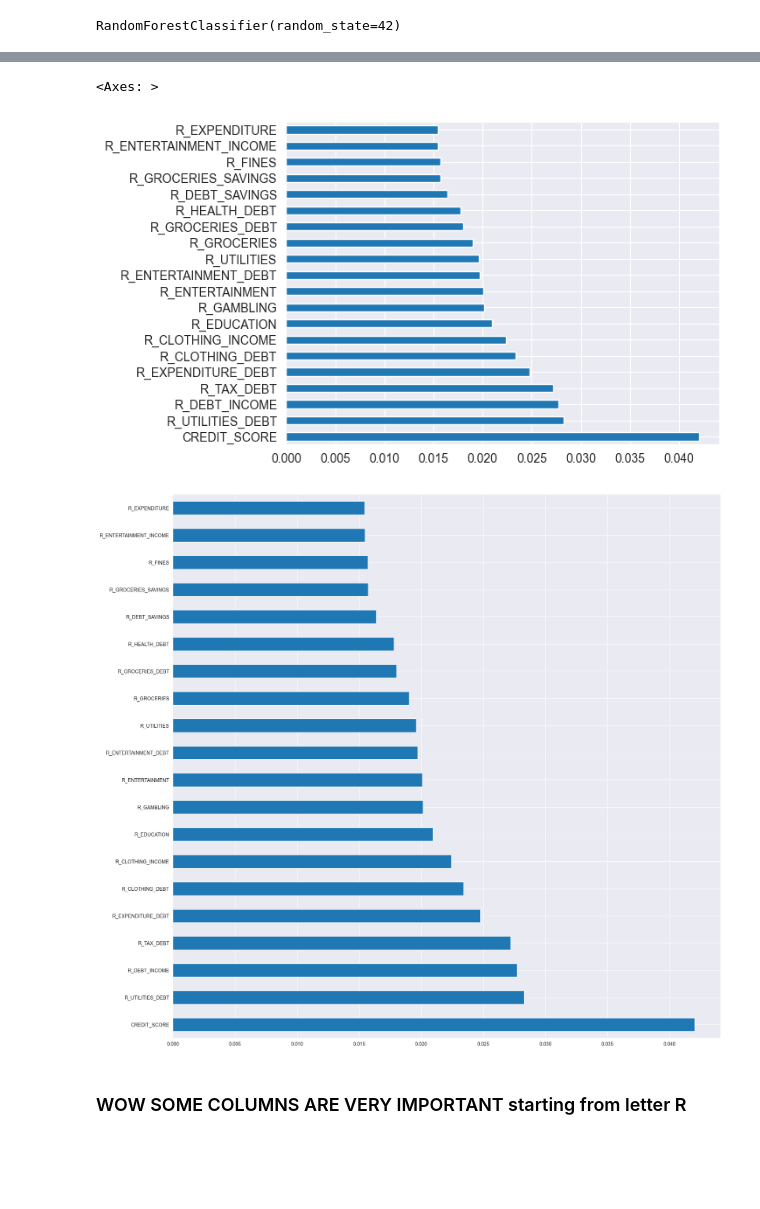
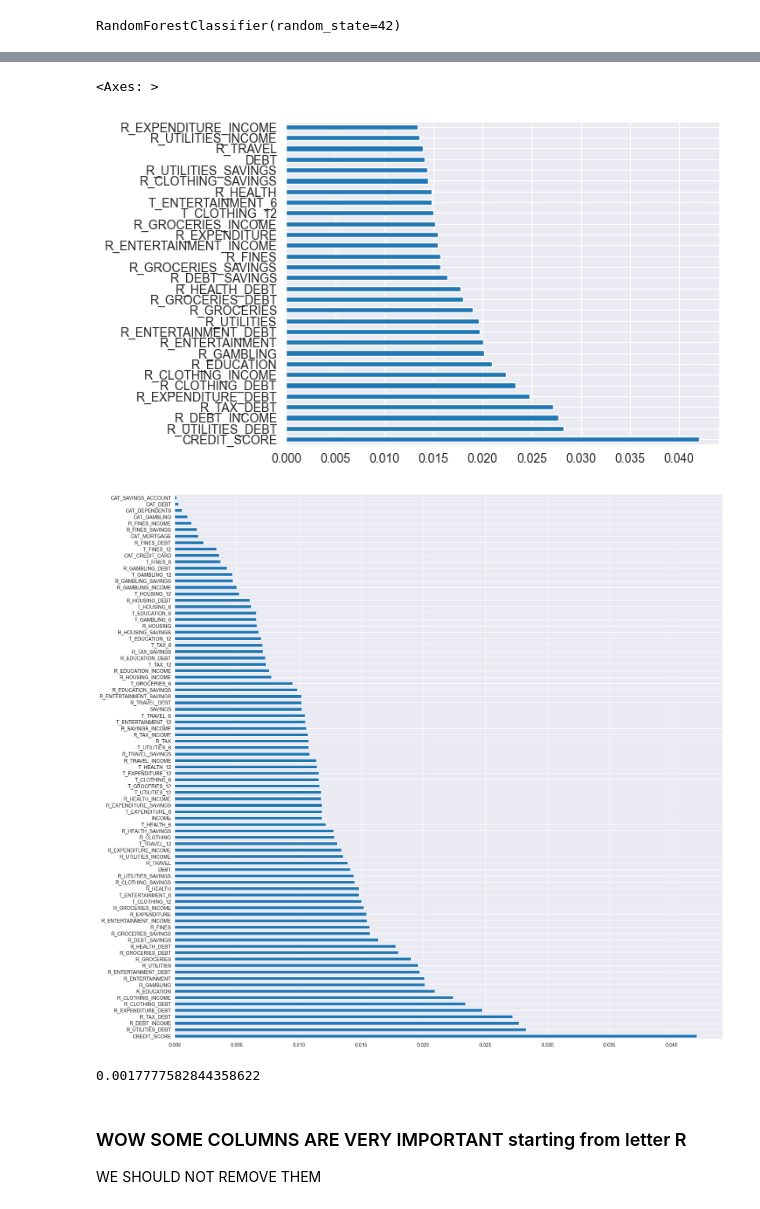
Before and after one commit to fantasy2fry/credit-score-classification-ml, a Jupyter notebook: EDA/Norbert/norbert.ipynb, the cells around one changed output, grey strips where cells are left out. Saved outputs shown, nothing was run; the diff lists cells and outputs as text; code cells hidden in the pictures; blank space fills up the shorter version.

```diff
--- a/EDA/Norbert/norbert.ipynb
+++ b/EDA/Norbert/norbert.ipynb
@@ -434,6 +426,7 @@ See the caveats in the documentation: https://pandas.pydata.org/pandas-docs/stab
 importance of features
 # %%
 df_train= pd.read_csv('../../data/for_modelling/credit_score_train.csv')
+target="DEFAULT"
 X_train = df_train.drop(columns=[target])
 y_train = df_train[target]
 # map CAT_GAMBLING to numbers
@@ -468,6 +461,6 @@ features = X_train.columns
 plt.figure(figsize=(20,20))
 forest_importances = pd.Series(importances, index=features)
 # forest_imporatnces to df
-forest_importances = forest_importances.to_frame()
+#forest_importances = forest_importances.to_frame()
 forest_importances
 # %% [output]
@@ -487,13 +479,21 @@ forest_importances
 <Figure size 2000x2000 with 0 Axes>
 # %%
 # take only 20 most important features
-forest_importances.nlargest(20).plot(kind='barh')
+forest_importances.nlargest(30).plot(kind='barh')
 #plot
 plt.figure(figsize=(20,20))
-forest_importances.nlargest(20).plot(kind='barh')
+#sort
+forest_importances = forest_importances.sort_values(ascending=False)
+forest_importances.plot(kind='barh')
 # %% [output]
 <Axes: >
-[figure, old version]
+[figure, new version]
-[figure, old version]
+[figure, new version]
+# %%
+# take only R_FINES_SAVINGS
+forest_importances['R_FINES_SAVINGS']
+# %% [output]
+0.0017777582844358622
 # %% [markdown]
 ### WOW SOME COLUMNS ARE VERY IMPORTANT starting from letter R
+WE SHOULD NOT REMOVE THEM
```
Also changed, not shown: parts of 2 cells of this notebook, 1 other file.
